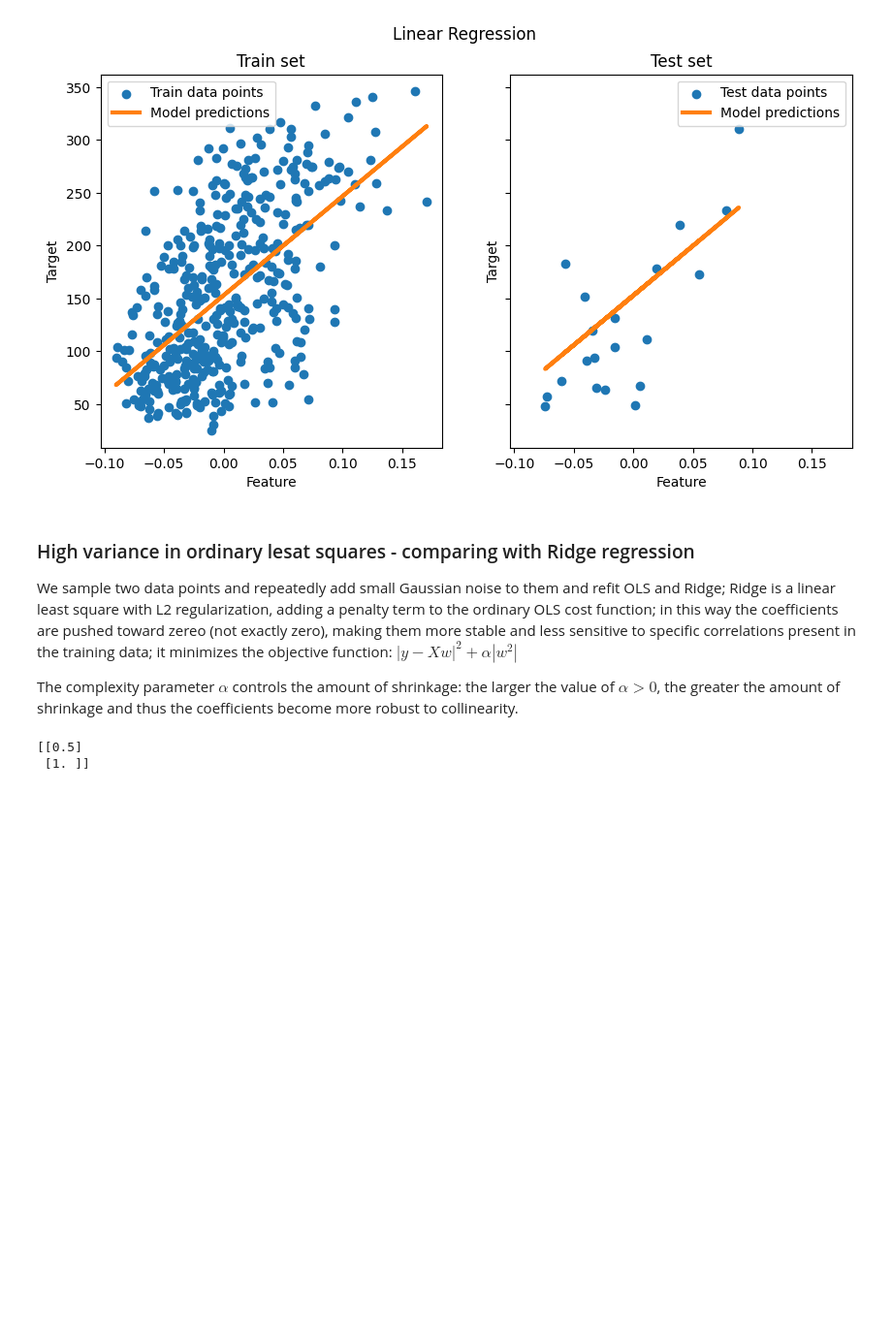
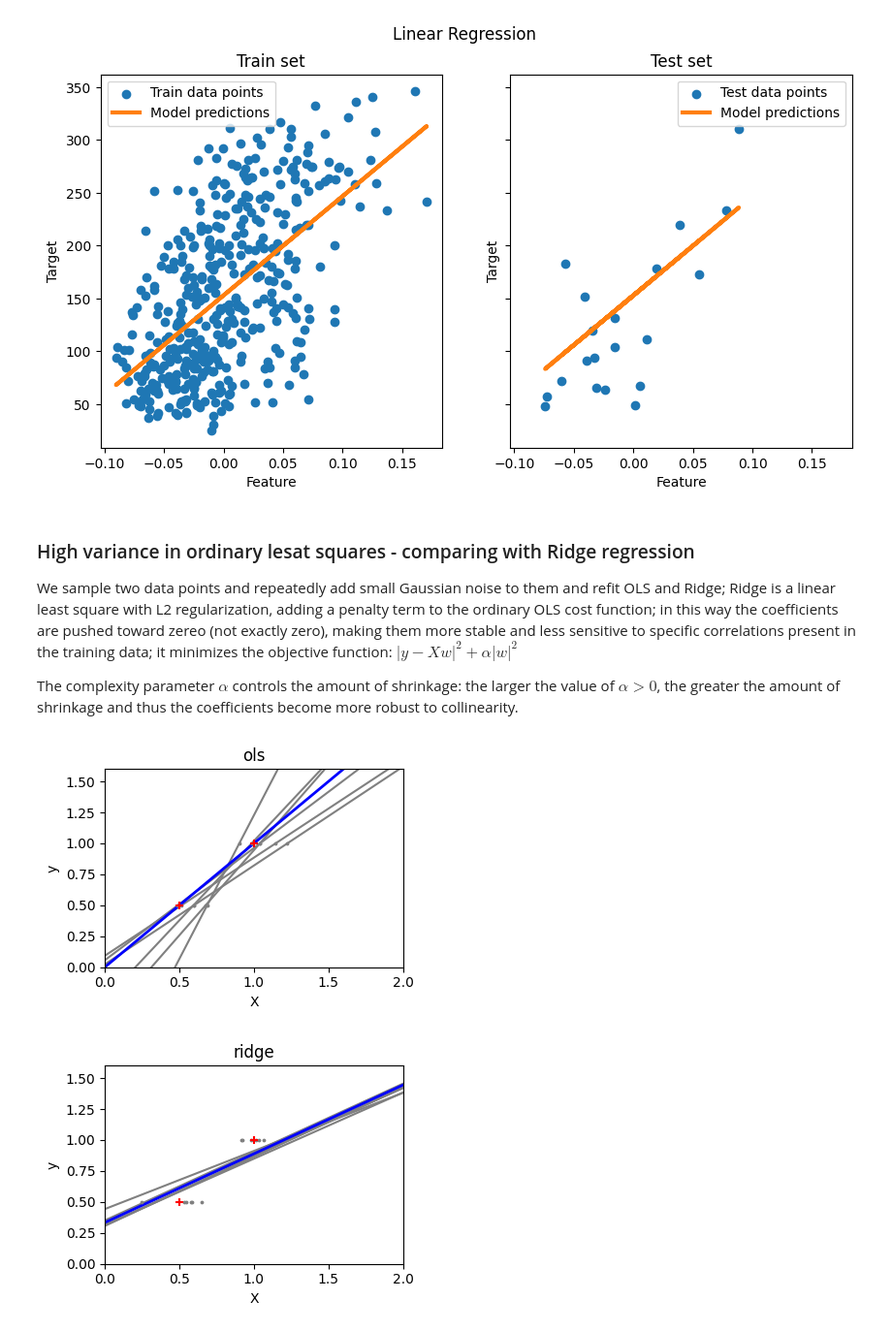
Before and after one commit to Nick97382000/ML_Projects, a Jupyter notebook: OLS_and_rean.ipynb, the cells around one changed output. Shown at 97% size. Saved outputs shown, nothing was run; the diff lists cells and outputs as text; code cells hidden in the pictures; blank space fills up the shorter version.

```diff
--- a/OLS_and_rean.ipynb
+++ b/OLS_and_rean.ipynb
@@ -91,32 +91,62 @@ Coefficient of determination: 0.47
 [figure]
 # %% [markdown]
 ### High variance in ordinary lesat squares - comparing with Ridge regression
-We sample two data points and repeatedly add small Gaussian noise to them and refit OLS and Ridge; Ridge is a linear least square with L2 regularization, adding a penalty term to the ordinary OLS cost function; in this way the coefficients are pushed toward zereo (not exactly zero), making them more stable and less sensitive to specific correlations present in the training data; it minimizes the objective function: $|y-Xw|^2 + \alpha |w^2|$
+We sample two data points and repeatedly add small Gaussian noise to them and refit OLS and Ridge; Ridge is a linear least square with L2 regularization, adding a penalty term to the ordinary OLS cost function; in this way the coefficients are pushed toward zereo (not exactly zero), making them more stable and less sensitive to specific correlations present in the training data; it minimizes the objective function: $|y-Xw|^2 + \alpha |w|^2$
 
 The complexity parameter $\alpha$ controls the amount of shrinkage: the larger the value of $\alpha > 0$, the greater the amount of shrinkage and thus the coefficients become more robust to collinearity.
 # %%
 import matplotlib.pyplot as plt
 import numpy as np
 
 from sklearn import linear_model
 
 #np.c_ allows column-wise (second axis) concatenation of arrays, turning 1D
 #arrays into column vector; in particular arrays are stacked along their last
 #axis, after being upgraded to at least 2-D;  the final T is the transpose
 #operator; hence, we pass from a (2,) vector to (1,2), to (2,1)
 X_train = np.c_[0.5, 1].T
 
 y_train=[0.5,1]
 X_test = np.c_[0, 2].T
 
 #initialize the random number generator
 np.random.seed(0)
 
 #creates a dictionary of linear models
 classifiers = dict(
     ols = linear_model.LinearRegression(),
     ridge = linear_model.Ridge(alpha=0.1)
 )
+
+#execute a for cicle on the two models
+for name, clf in classifiers.items():
+  fig, ax = plt.subplots(figsize=(4,3))
+
+  #repeat 6 times the addition of a tuple (2,1) of random values
+  for _ in range(6):
+    this_X = 0.1 * np.random.normal(size=(2,1))+X_train
+    clf.fit(this_X, y_train)
+
+    #plot the predicted values generated by random noise, as a line and as a
+    #scatter for the specific values, the zorder tells python which element draw
+    #on top (in this case the o points)
+    ax.plot(X_test, clf.predict(X_test), color="gray")
+    ax.scatter(this_X, y_train, s=3, c="gray", marker="o", zorder=10)
+
+  #evaluate the fitting for the specific model, using exact values without noise
+  clf.fit(X_train, y_train)
+  ax.plot(X_test, clf.predict(X_test), linewidth=2, color="blue")
+  ax.scatter(X_train, y_train, s=30, c="red", marker="+", zorder=10)
+
+  ax.set_title(name)
+  ax.set_xlim(0, 2)
+  ax.set_ylim((0, 1.6))
+  ax.set_xlabel("X")
+  ax.set_ylabel("y")
+
+  fig.tight_layout()
+  i=i+1
+plt.show()
 # %% [output]
-[[0.5]
- [1. ]]
+[figure, added]
+[figure, added]
```
